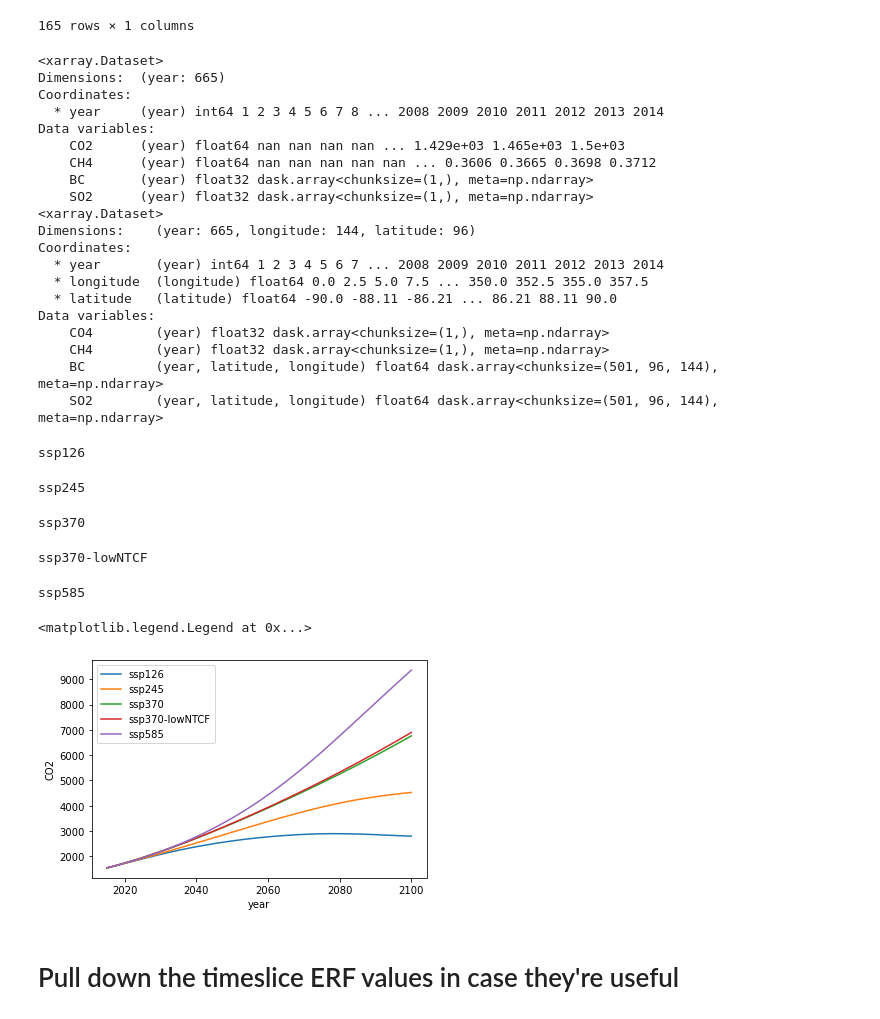
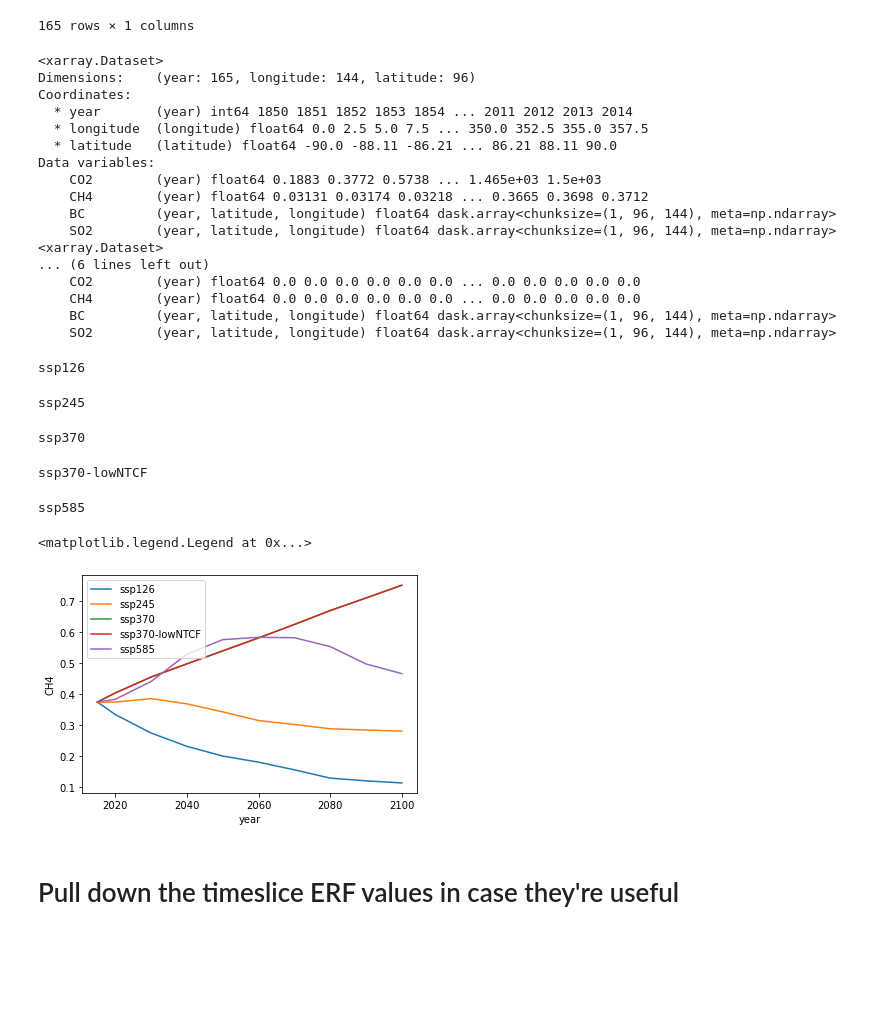
Before and after one commit to duncanwp/ClimateBench, a Jupyter notebook: prep_input_data.ipynb, the cells around one changed output. Drawn from its saved outputs; the diff is of its cells as text; code cells hidden in the pictures; blank space fills up the shorter version.

```diff
--- a/prep_input_data.ipynb
+++ b/prep_input_data.ipynb
@@ -185,8 +185,8 @@ ds.rename({'year': 'time'}).to_netcdf('inputs_historical.nc')
 
 ds = xr.merge([hist_co2_ts,
                hist_ch4_ts,
-               xr.zeros_like(co2_ts).rename('BC'),
-               xr.zeros_like(co2_ts).rename('SO2'),
+               xr.zeros_like(hist_bc_ts).rename('BC'),
+               xr.zeros_like(hist_so2_ts).rename('SO2'),
               ])
 print(ds)
 ds.rename({'year': 'time'}).to_netcdf('inputs_hist-GHG.nc')
@@ -195,8 +195,8 @@ ds.rename({'year': 'time'}).to_netcdf('inputs_hist-GHG.nc')
 # forced by changes in anthropogenic aerosol forcing only
 # https://view.es-doc.org/?renderMethod=name&project=cmip6&type=cim.2.designing.NumericalExperiment&client=esdoc-url-rewrite&name=hist-aer
 
-ds = xr.merge([xr.zeros_like(co2_ts).rename('CO4'),
-               xr.zeros_like(co2_ts).rename('CH4'),
+ds = xr.merge([xr.zeros_like(hist_co2_ts).rename('CO2'),
+               xr.zeros_like(hist_ch4_ts).rename('CH4'),
                hist_bc_ts,
                hist_so2_ts,
               ])
@@ -206,31 +206,35 @@ print(ds)
 ds.rename({'year': 'time'}).to_netcdf('inputs_hist-aer.nc')
 # %% [output]
 <xarray.Dataset>
-Dimensions:  (year: 665)
+Dimensions:    (year: 165, longitude: 144, latitude: 96)
 Coordinates:
-  * year     (year) int64 1 2 3 4 5 6 7 8 ... 2008 2009 2010 2011 2012 2013 2014
-Data variables:
-    CO2      (year) float64 nan nan nan nan ... 1.429e+03 1.465e+03 1.5e+03
-    CH4      (year) float64 nan nan nan nan nan ... 0.3606 0.3665 0.3698 0.3712
-    BC       (year) float32 dask.array<chunksize=(1,), meta=np.ndarray>
-    SO2      (year) float32 dask.array<chunksize=(1,), meta=np.ndarray>
-<xarray.Dataset>
-Dimensions:    (year: 665, longitude: 144, latitude: 96)
-Coordinates:
-  * year       (year) int64 1 2 3 4 5 6 7 ... 2008 2009 2010 2011 2012 2013 2014
+  * year       (year) int64 1850 1851 1852 1853 1854 ... 2011 2012 2013 2014
   * longitude  (longitude) float64 0.0 2.5 5.0 7.5 ... 350.0 352.5 355.0 357.5
   * latitude   (latitude) float64 -90.0 -88.11 -86.21 ... 86.21 88.11 90.0
 Data variables:
-    CO4        (year) float32 dask.array<chunksize=(1,), meta=np.ndarray>
-    CH4        (year) float32 dask.array<chunksize=(1,), meta=np.ndarray>
-    BC         (year, latitude, longitude) float64 dask.array<chunksize=(501, 96, 144), meta=np.ndarray>
-    SO2        (year, latitude, longitude) float64 dask.array<chunksize=(501, 96, 144), meta=np.ndarray>
+    CO2        (year) float64 0.1883 0.3772 0.5738 ... 1.465e+03 1.5e+03
+    CH4        (year) float64 0.03131 0.03174 0.03218 ... 0.3665 0.3698 0.3712
+    BC         (year, latitude, longitude) float64 dask.array<chunksize=(1, 96, 144), meta=np.ndarray>
+    SO2        (year, latitude, longitude) float64 dask.array<chunksize=(1, 96, 144), meta=np.ndarray>
+<xarray.Dataset>
+... (6 lines left out)
+    CO2        (year) float64 0.0 0.0 0.0 0.0 0.0 0.0 ... 0.0 0.0 0.0 0.0 0.0
+    CH4        (year) float64 0.0 0.0 0.0 0.0 0.0 0.0 ... 0.0 0.0 0.0 0.0 0.0
+    BC         (year, latitude, longitude) float64 dask.array<chunksize=(1, 96, 144), meta=np.ndarray>
+    SO2        (year, latitude, longitude) float64 dask.array<chunksize=(1, 96, 144), meta=np.ndarray>
 # %%
 
 for exp in experiments:
     print(exp)
 
-    co2_files = glob(path_f_csv.format(species="CO2", scenario=exp))
+    # According to email from Dirk on 14th December the NorESM2 simulations on ESGF
+    #  used the ssp370 GHG emissions for ssp370-lowNTCF (as per the AerChemMIP spec, but not the input4MIPS files)
+    if exp == 'ssp370-lowNTCF':
+        GHG_exp = 'ssp370'
+    else:
+        GHG_exp = exp
+
+    co2_files = glob(path_f_csv.format(species="CO2", scenario=GHG_exp))
     co2=pd.concat((pd.read_csv(f, index_col=['year', 'month', 'sector']) for f in co2_files)).groupby(level=['year']).sum() / 1e6
     # Get the CO2 emissions
     co2_ts = xr.DataArray(co2['global_total'], name='CO2')
@@ -240,39 +244,39 @@ for exp in experiments:
     # Get a the current SO2 emissions
     so2_ts = regridder(so2_da.sum('sector').groupby('time.year').mean())
 
-    ch4_files = glob(path_f_csv.format(species="CH4", scenario=exp))
+    ch4_files = glob(path_f_csv.format(species="CH4", scenario=GHG_exp))
     ch4=pd.concat((pd.read_csv(f, index_col=['year', 'month', 'sector']) for f in ch4_files)).groupby(level=['year']).sum() / 1e3 # The SSP data is in Mt
     # Get the current CH4 emissions
     ch4_ts = xr.DataArray(ch4['value'], name='CH4')
 
     bc_f = path_f.format(species="BC", scenario=exp, chunks=None)
     # Get a the current BC emissions
     bc_da = xr.open_mfdataset(bc_f, combine='by_coords')['BC_em_anthro']
     bc_ts = regridder(bc_da.sum('sector').groupby('time.year').mean())
 
     # These come in monthly means every 5 years, so take the annual mean then interpolate to every year
     years = list(range(2015, 2101))
 
     ds = xr.merge([co2_ts.rename('CO2'), so2_ts.rename('SO2'), ch4_ts.rename('CH4'), bc_ts.rename('BC')]).interp(year=years, method='linear')
 
     # Convert the CO2 emissions to *cumulative* CO2 mass in atmosphere. Do this *after* interpolating on to yearly to get the right totals.
     ds['CO2'] = ds['CO2'].cumsum() + hist_co2_ts[-1]  # Be sure to add the current total in 2015
-    ds['CO2'].plot(label=exp)
+    ds['CH4'].plot(label=exp)
 
     # Fix some metadata to help iris
     ds.latitude.attrs['units'] = 'degrees'
 #     print(ds)
     ds.rename({'year': 'time'}).to_netcdf(f"inputs_{exp}.nc")
 
 plt.legend()
 # %% [output]
 ssp126
 ssp245
 ssp370
 ssp370-lowNTCF
 ssp585
 <matplotlib.legend.Legend at 0x...>
-[figure, old version]
+[figure, new version]
 # %% [markdown]
 # Pull down the timeslice ERF values in case they're useful
 # %%
```
Also changed, not shown: parts of 1 cell of this notebook.
